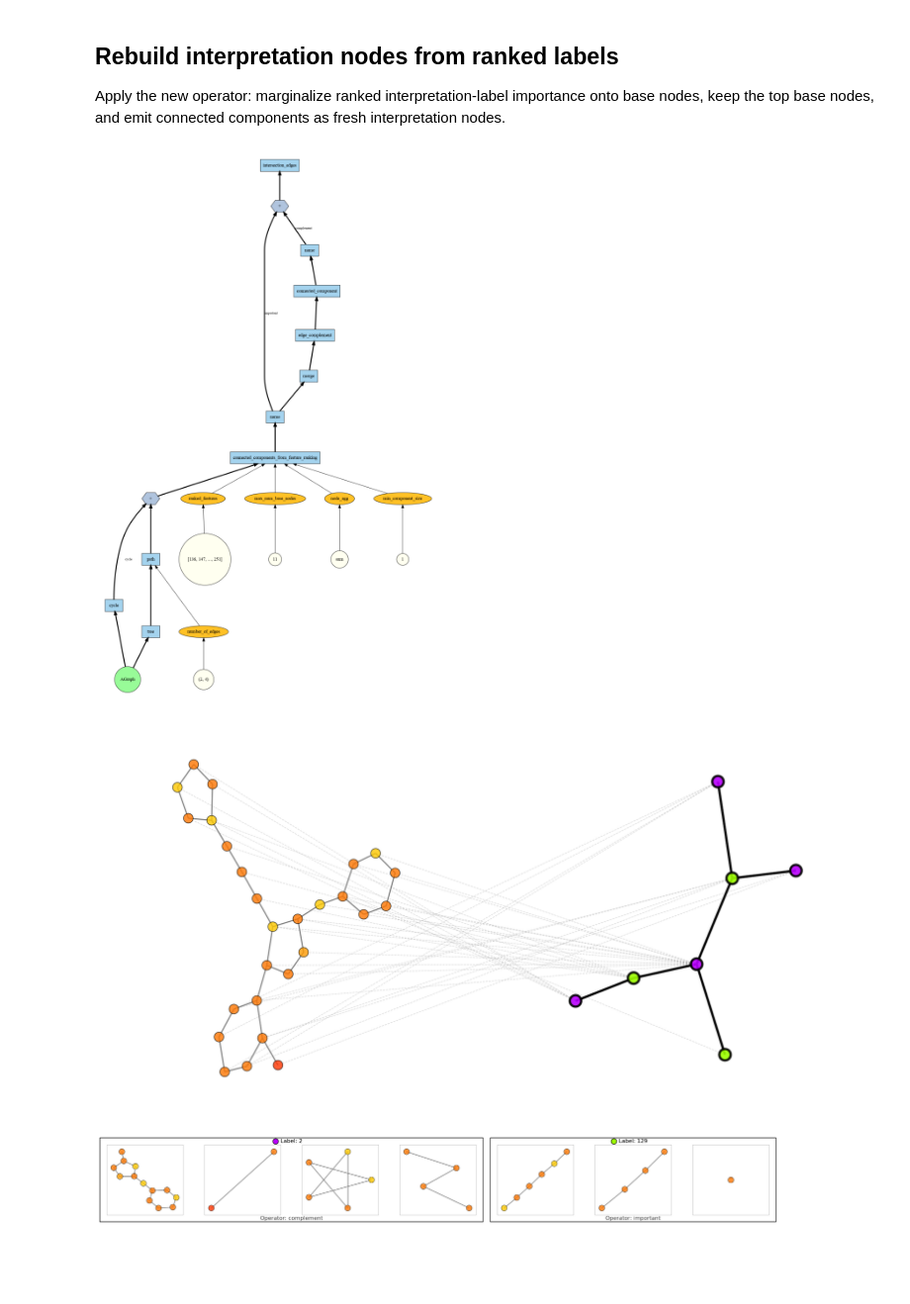
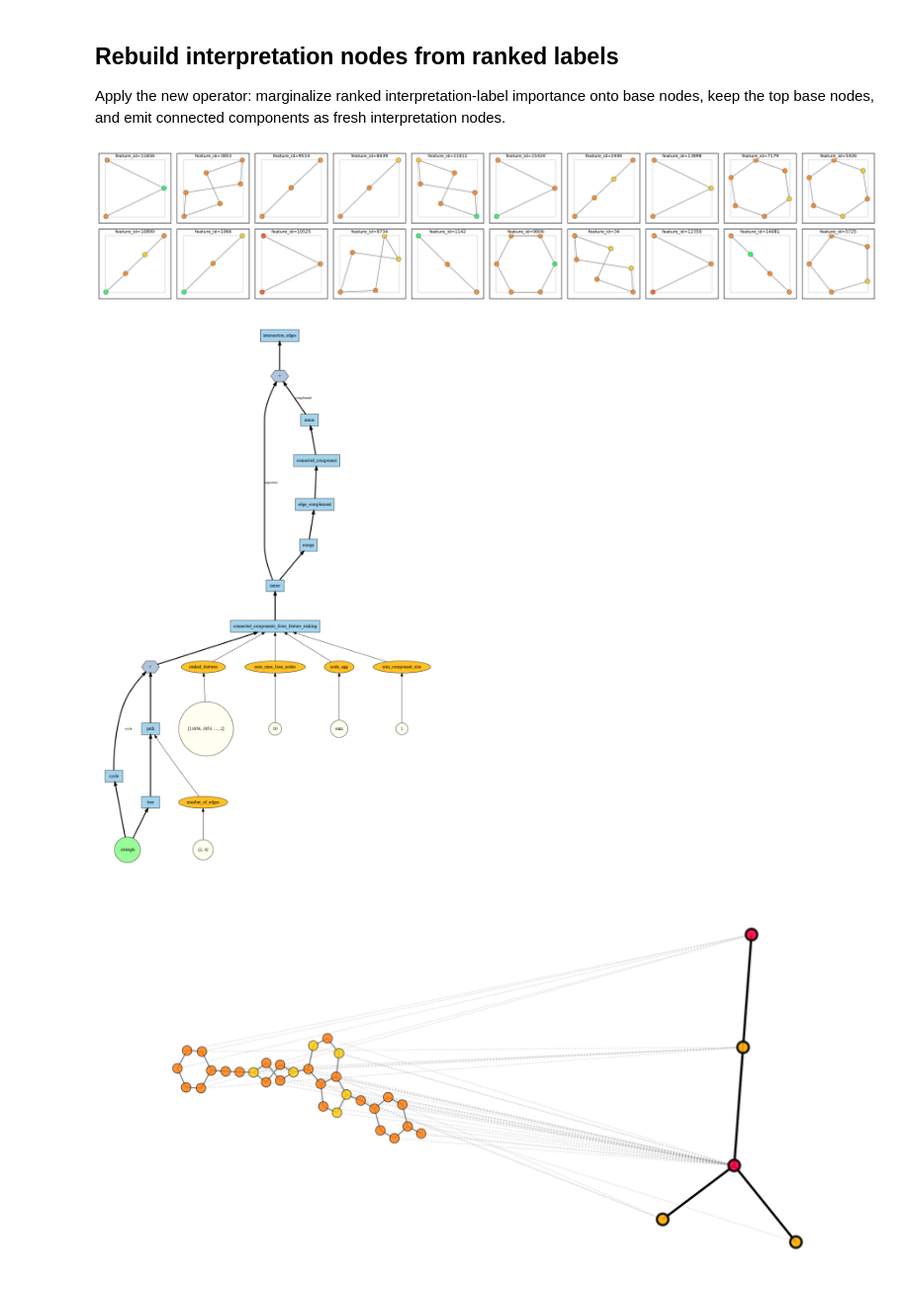
Before and after one commit to fabriziocosta/abstractgraph-ml, a Jupyter notebook: notebooks/examples/example_importance_ranked_component_decomposition.ipynb, the cells around one changed output. Shown at 99% size. Cells and saved outputs as stored; diff of their text form; code cells hidden in the pictures; blank space fills up the shorter version.

Commit message:
Add ranked feature visualizations to importance notebook

```diff
--- a/notebooks/examples/example_importance_ranked_component_decomposition.ipynb
+++ b/notebooks/examples/example_importance_ranked_component_decomposition.ipynb
@@ -103,7 +103,7 @@ def draw(graph, decomposition_function, *, nbits=11, label_mode="graph_hash", di
     return ag
 
 
-nbits = 8
+nbits = 14
 df = add(cycle(), compose(path(number_of_edges=(2, 4)), tree()))
 # %% [markdown]
 ## Inspect decomposition
@@ -215,28 +215,40 @@ ipy_display(draw_molecule(example_graph, atom_scores=node_scores, bond_scores=ed
 
 Apply the new operator: marginalize ranked interpretation-label importance onto base nodes, keep the top base nodes, and emit connected components as fresh interpretation nodes.
 # %%
+from abstractgraph_ml.importance import display_topk_feature_subgraphs
+
 ranked_feature_ids = graph_estimator.get_ranked_feature_ids(fit_if_needed=False)
+feature_importances = graph_estimator.get_feature_importances(fit_if_needed=False)
+
+_ = display_topk_feature_subgraphs(
+    graphs=graphs_te,
+    graph_estimator=graph_estimator,
+    top_k_features=20,
+    n_graphs_per_line=10,
+    size=(2, 2),
+)
+
 
 component_df = compose(
     name('important'),
     connected_components_from_feature_ranking(
         ranked_features=ranked_feature_ids,
-        max_num_base_nodes=11,
+        max_num_base_nodes=10,
         node_agg='sum',
         min_component_size=1,
     ),
     df,
 )
 complement_df = compose(name('complement'), connected_component(), edge_complement(), merge(), component_df)
 disp_df = compose(intersection_edges(), add(complement_df, component_df))
 component_ag = draw(
     example_graph,
     disp_df,
     nbits=graph_estimator.transformer.nbits,
     label_mode="graph_hash",
     display_label_mode="operator_hash",
 )
 # %% [output]
-[figure, old version]
+[figure, new version]
-[figure, old version]
+[figure, new version]
-[figure, old version]
+[figure, new version]
```
Also changed, not shown: parts of 5 cells of this notebook.
